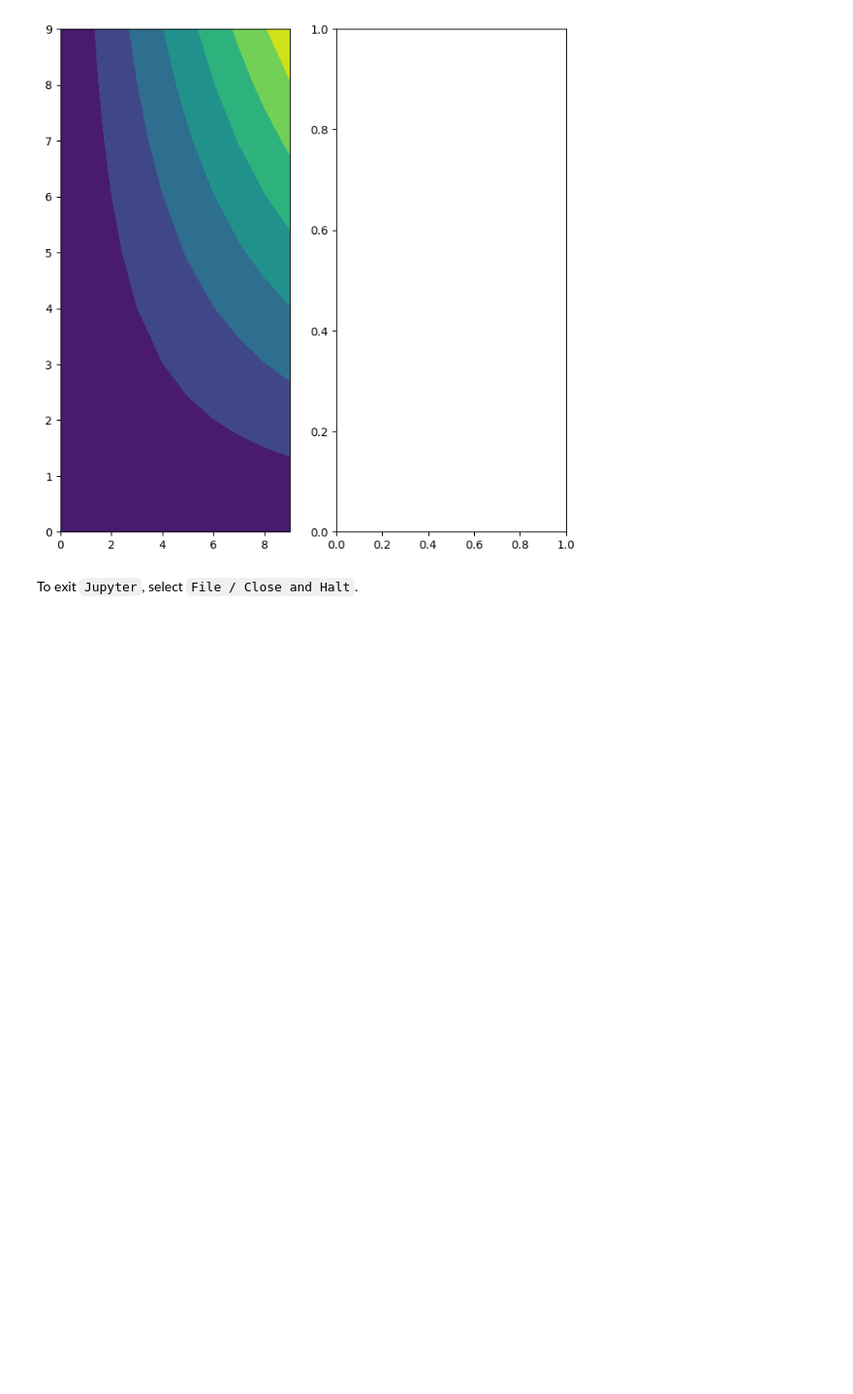
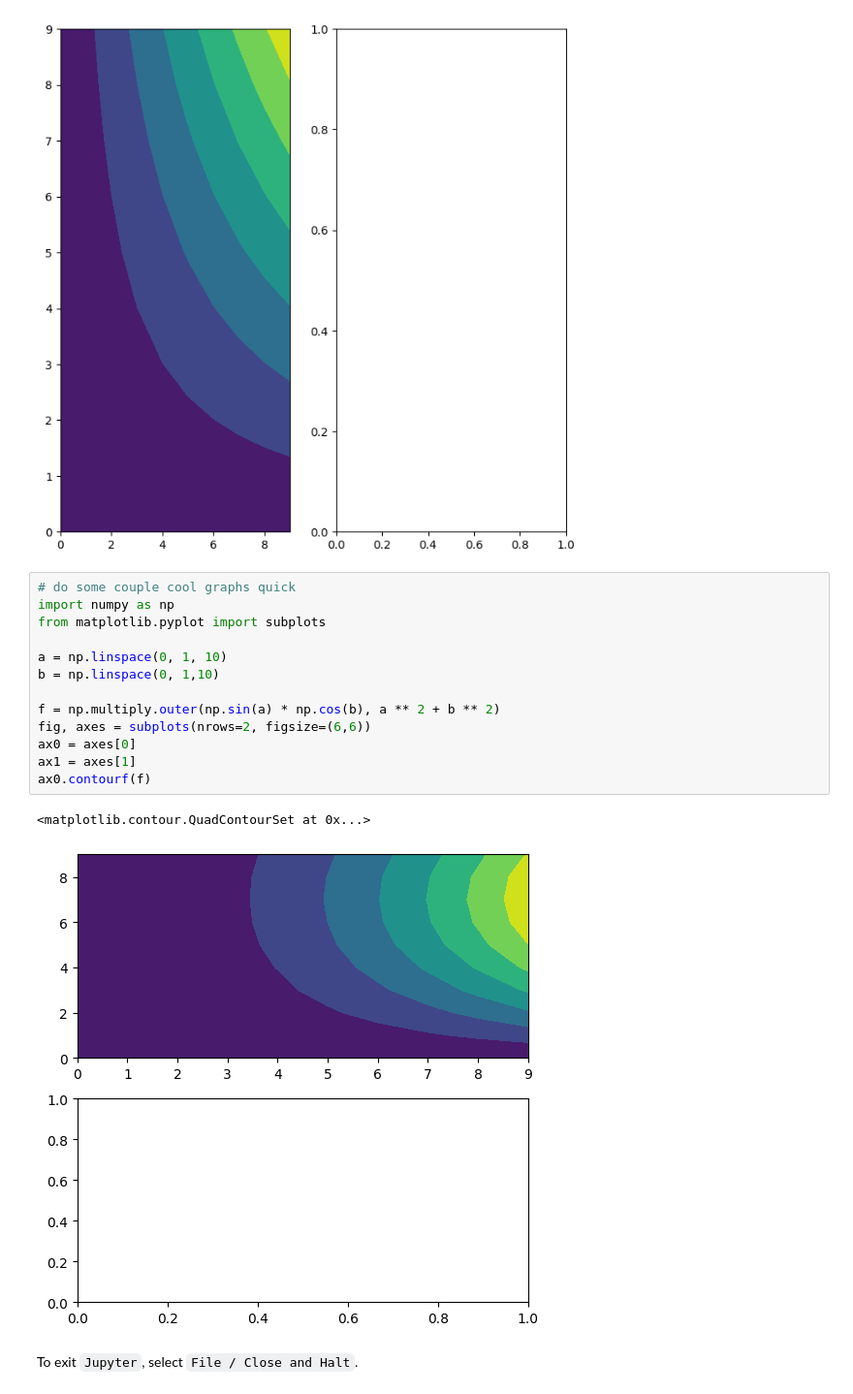
Before and after one commit to aminehd/ISLP_labs_amineh, a Jupyter notebook: Ch02-statlearn-lab.ipynb, the cells around one changed output. Shown at 97% size. Cells and saved outputs as stored; diff of their text form; blank space fills up the shorter version.

Commit message:
cool graphs at bottom

```diff
--- a/Ch02-statlearn-lab.ipynb
+++ b/Ch02-statlearn-lab.ipynb
@@ -2253,5 +2253,21 @@ a=array([[ 0., nan, nan, nan,  0.,  0., nan, nan,  0.,  0.]])
 9  0.0
 count_nan=5
 [figure]
+# %%
+# do some couple cool graphs quick
+import numpy as np
+from matplotlib.pyplot import subplots
+
+a = np.linspace(0, 1, 10)
+b = np.linspace(0, 1,10)
+
+f = np.multiply.outer(np.sin(a) * np.cos(b), a ** 2 + b ** 2)
+fig, axes = subplots(nrows=2, figsize=(6,6))
+ax0 = axes[0]
+ax1 = axes[1]
+ax0.contourf(f)
+# %% [output]
+<matplotlib.contour.QuadContourSet at 0x...>
+[figure, added]
 # %% [markdown]
 To exit `Jupyter`,  select `File / Close and Halt`.
```
